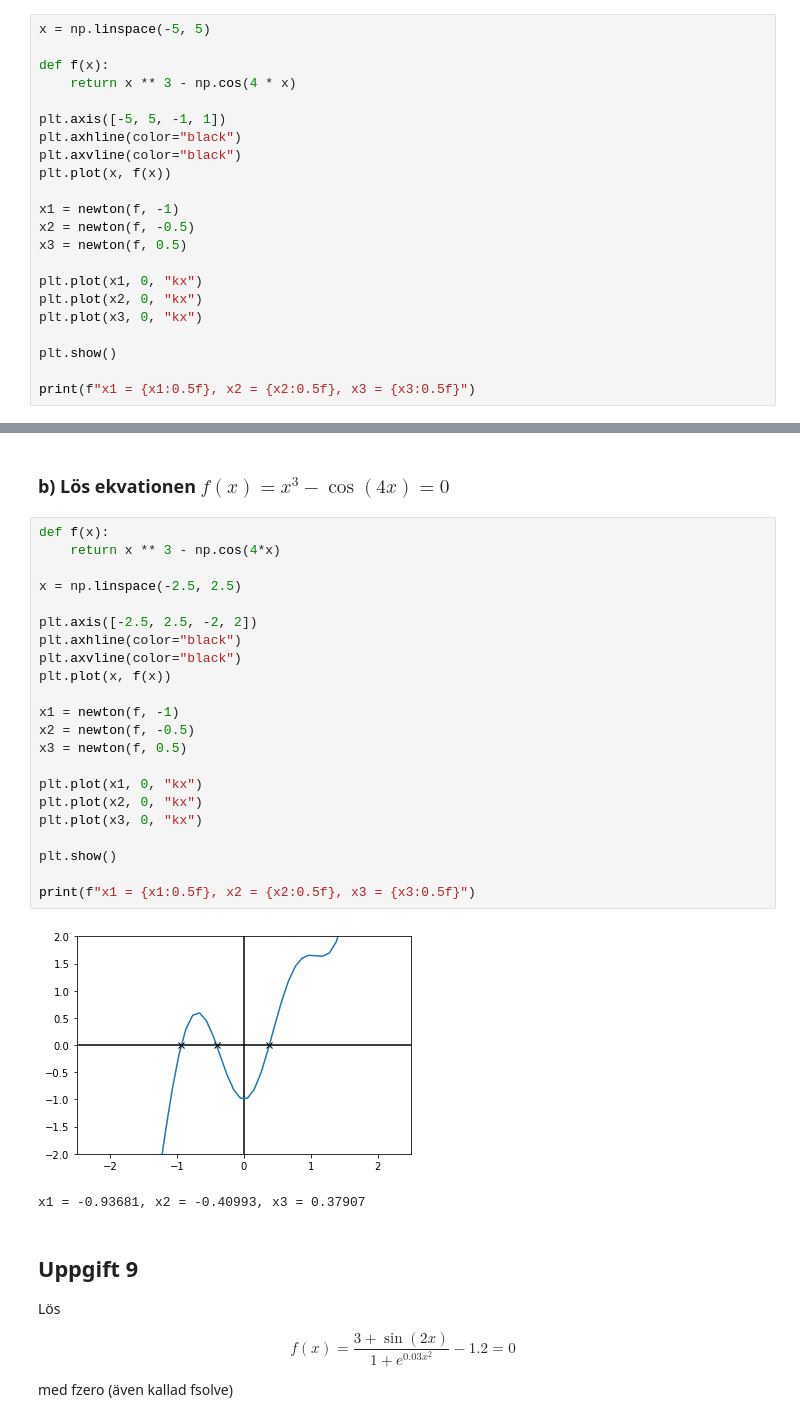
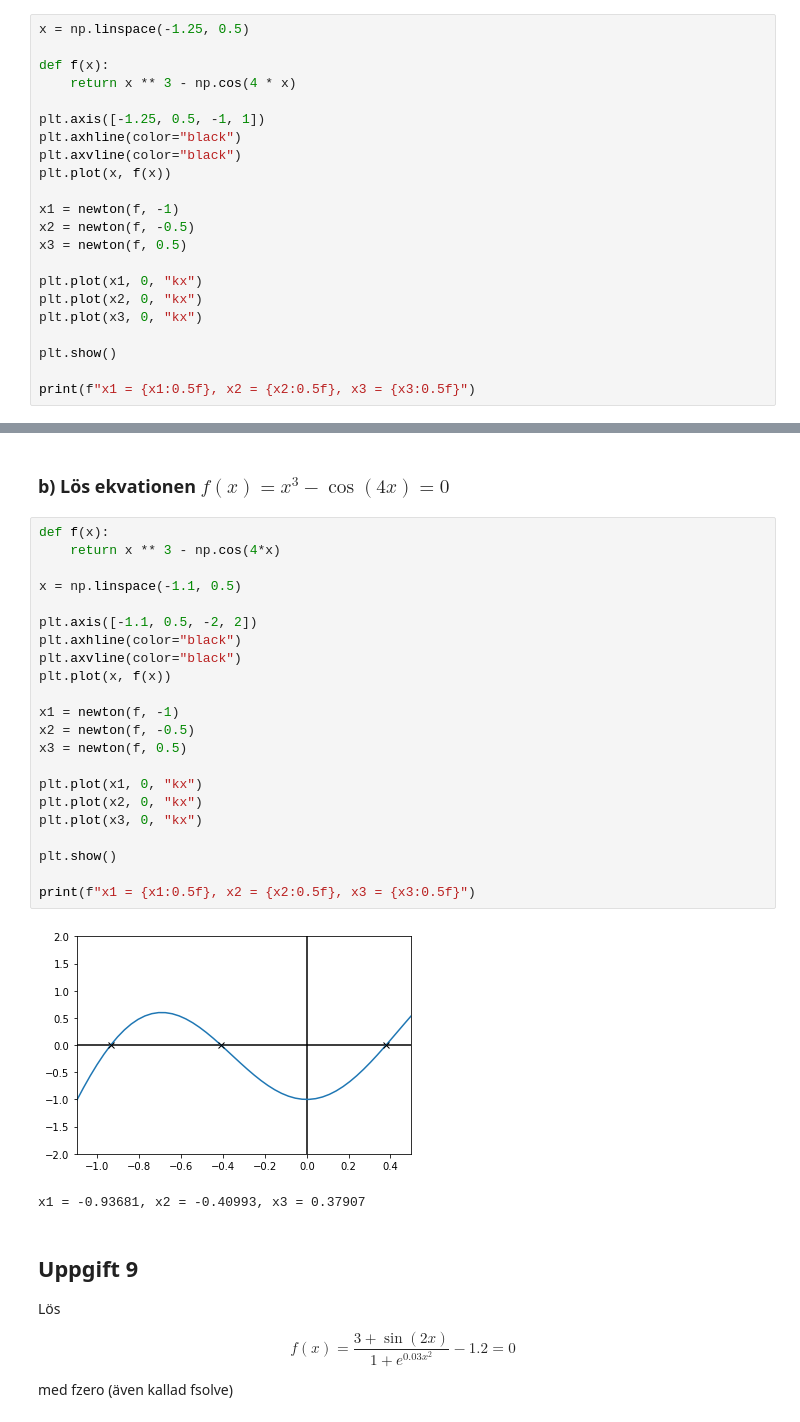
Before and after one commit to AvekvistSeffra/python-playground, a Jupyter notebook: datalabb1.ipynb, the cells around one changed output, grey strips where cells are left out. Cells and saved outputs as stored; diff of their text form.

```diff
--- a/datalabb1.ipynb
+++ b/datalabb1.ipynb
@@ -177,12 +177,12 @@ $$
 
 med hjälp av Newtons metod
 # %%
-x = np.linspace(-5, 5)
+x = np.linspace(-1.25, 0.5)
 
 def f(x):
     return x ** 3 - np.cos(4 * x)
 
-plt.axis([-5, 5, -1, 1])
+plt.axis([-1.25, 0.5, -1, 1])
 plt.axhline(color="black")
 plt.axvline(color="black")
 plt.plot(x, f(x))
@@ -239,27 +239,27 @@ x1 = -0.40254, x2 = 1.06576, x3 = 1.93301, x4 = 3.86641
 # %%
 def f(x):
     return x ** 3 - np.cos(4*x)
 
-x = np.linspace(-2.5, 2.5)
+x = np.linspace(-1.1, 0.5)
 
-plt.axis([-2.5, 2.5, -2, 2])
+plt.axis([-1.1, 0.5, -2, 2])
 plt.axhline(color="black")
 plt.axvline(color="black")
 plt.plot(x, f(x))
 
 x1 = newton(f, -1)
 x2 = newton(f, -0.5)
 x3 = newton(f, 0.5)
 
 plt.plot(x1, 0, "kx")
 plt.plot(x2, 0, "kx")
 plt.plot(x3, 0, "kx")
 
 plt.show()
 
 print(f"x1 = {x1:0.5f}, x2 = {x2:0.5f}, x3 = {x3:0.5f}")
 # %% [output]
-[figure, old version]
+[figure, new version]
 x1 = -0.93681, x2 = -0.40993, x3 = 0.37907
 # %% [markdown]
 ## Uppgift 9
```
Also changed, not shown: parts of 2 cells of this notebook.
